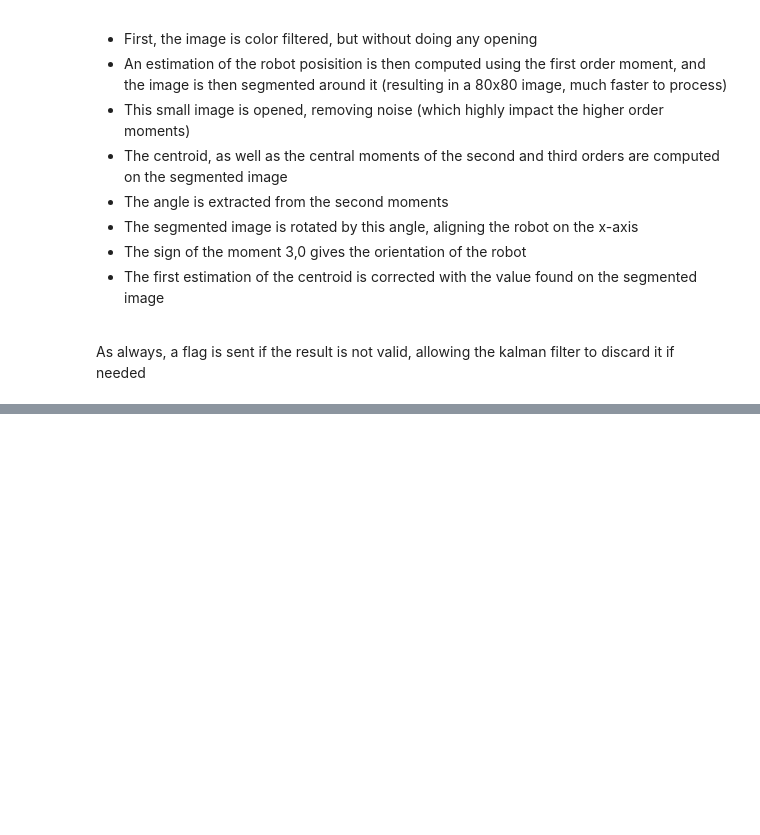
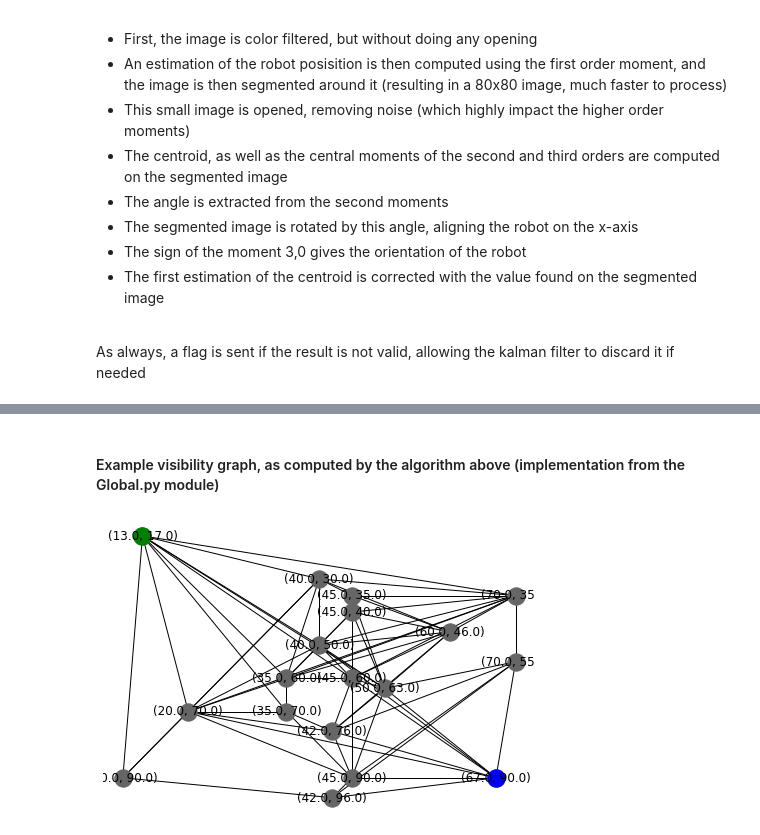
Before and after one commit to Fllask/Mobile_Robotics, a Jupyter notebook: Report.ipynb, the cells around one changed output, grey strips where cells are left out. Saved outputs shown, nothing was run; the diff lists cells and outputs as text; code cells hidden in the pictures; blank space fills up the shorter version.

```diff
--- a/Report.ipynb
+++ b/Report.ipynb
@@ -379,0 +466,8 @@ phi (with correction):39.868458259788646
+# %% [markdown]
+#### Example visibility graph, as computed by the algorithm above (implementation from the Global.py module)
+# %%
+gl = g.Global(complexMap(), start, goal, margin = 3)
+graph = gl.computeGraph()
+gl.netPlot(graph,start = start, finish = goal)
+# %% [output]
+[figure, added]
```
Also changed, not shown: parts of 18 cells of this notebook, 5 other files.
